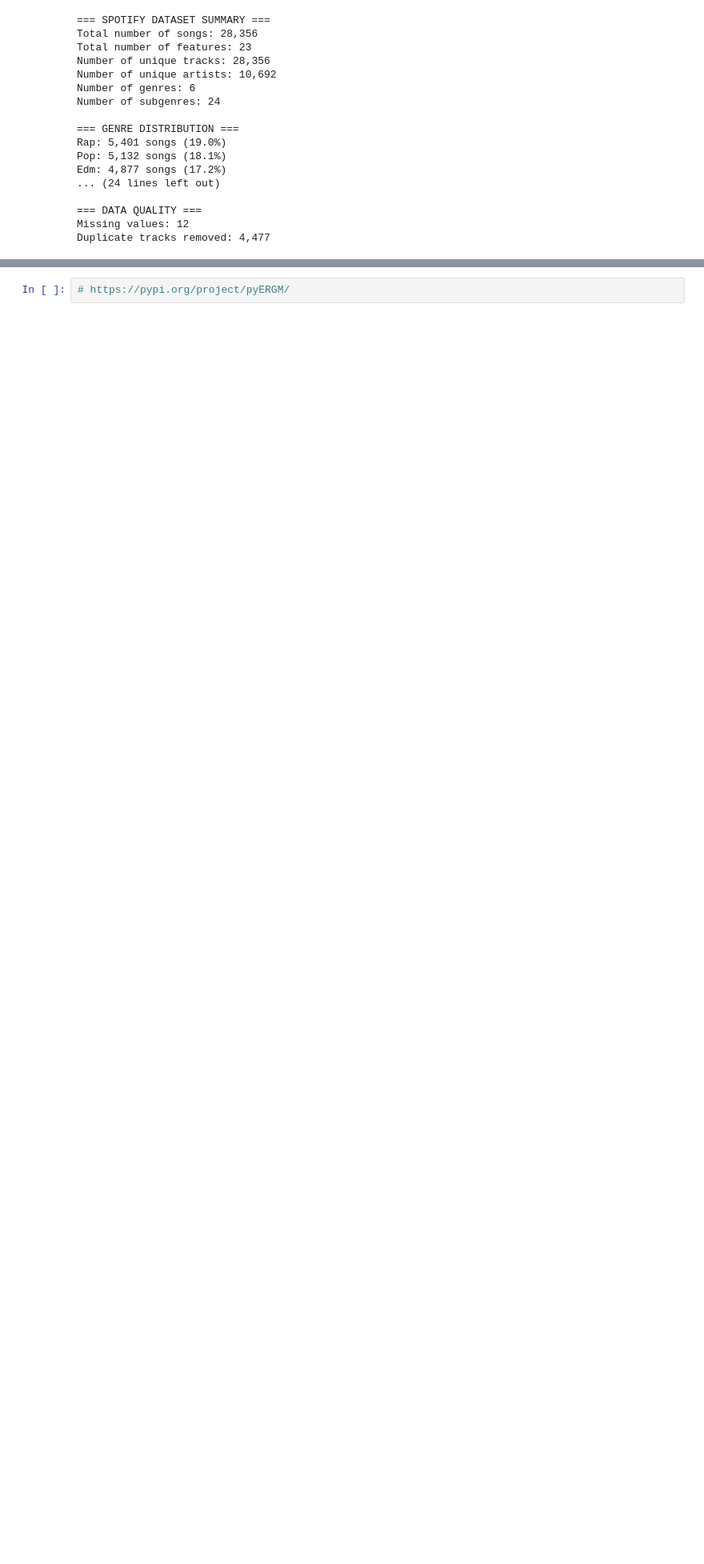
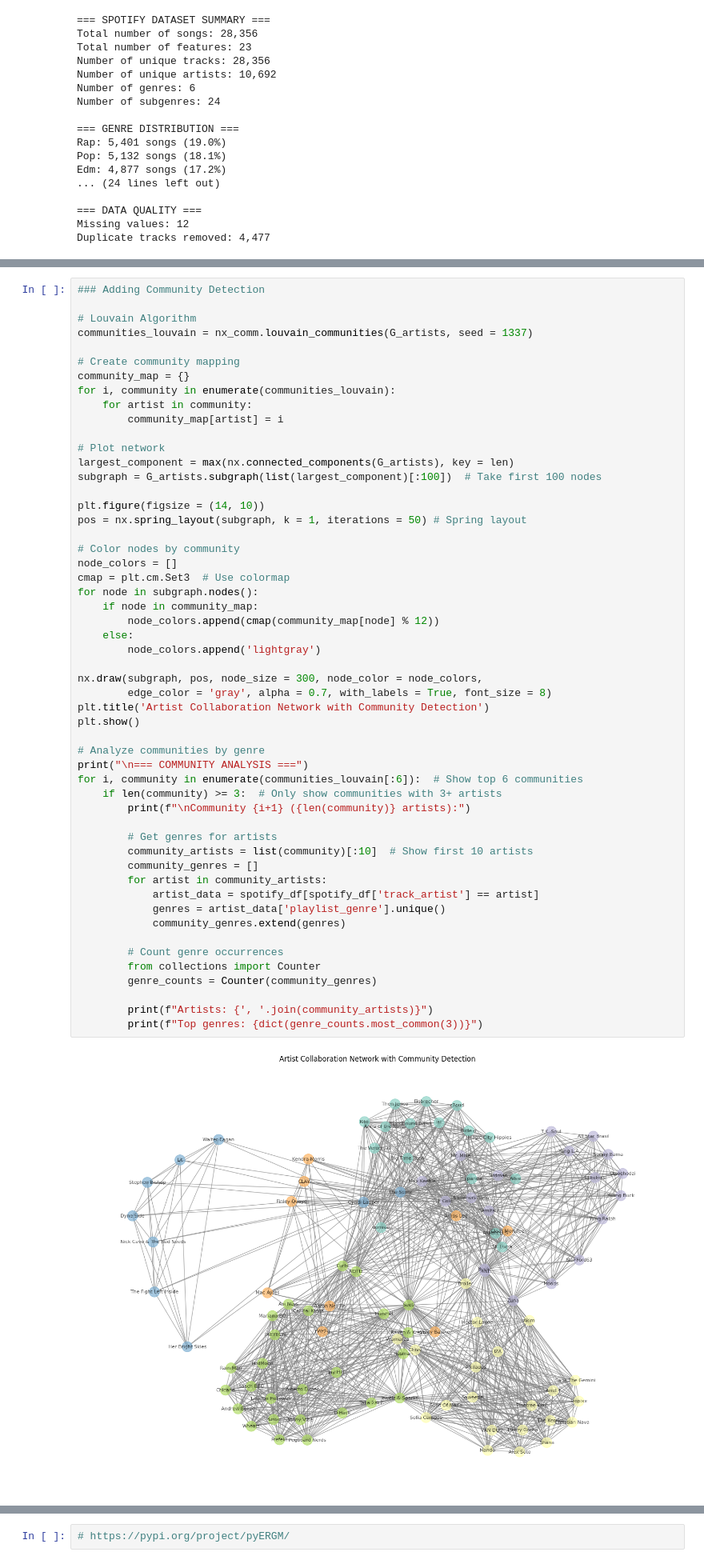
Before and after one commit to nhemauer/GNN-Spotify-Recommender, a Jupyter notebook: spotify_visualizations.ipynb, the cells around one changed output, grey strips where cells are left out. Shown at 80% size. Cells and saved outputs as stored; diff of their text form; blank space fills up the shorter version.

```diff
--- a/spotify_visualizations.ipynb
+++ b/spotify_visualizations.ipynb
@@ -208,0 +222,55 @@ plt.show()
+# %%
+### Adding Community Detection
+
+# Louvain Algorithm
+communities_louvain = nx_comm.louvain_communities(G_artists, seed = 1337)
+
+# Create community mapping
+community_map = {}
+for i, community in enumerate(communities_louvain):
+    for artist in community:
+        community_map[artist] = i
+
+# Plot network
+largest_component = max(nx.connected_components(G_artists), key = len)
+subgraph = G_artists.subgraph(list(largest_component)[:100])  # Take first 100 nodes
+
+plt.figure(figsize = (14, 10))
+pos = nx.spring_layout(subgraph, k = 1, iterations = 50) # Spring layout
+
+# Color nodes by community
+node_colors = []
+cmap = plt.cm.Set3  # Use colormap
+for node in subgraph.nodes():
+    if node in community_map:
+        node_colors.append(cmap(community_map[node] % 12))
+    else:
+        node_colors.append('lightgray')
+
+nx.draw(subgraph, pos, node_size = 300, node_color = node_colors,
+        edge_color = 'gray', alpha = 0.7, with_labels = True, font_size = 8)
+plt.title('Artist Collaboration Network with Community Detection')
+plt.show()
+
+# Analyze communities by genre
+print("\n=== COMMUNITY ANALYSIS ===")
+for i, community in enumerate(communities_louvain[:6]):  # Show top 6 communities
+    if len(community) >= 3:  # Only show communities with 3+ artists
+        print(f"\nCommunity {i+1} ({len(community)} artists):")
+
+        # Get genres for artists
+        community_artists = list(community)[:10]  # Show first 10 artists
+        community_genres = []
+        for artist in community_artists:
+            artist_data = spotify_df[spotify_df['track_artist'] == artist]
+            genres = artist_data['playlist_genre'].unique()
+            community_genres.extend(genres)
+
+        # Count genre occurrences
+        from collections import Counter
+        genre_counts = Counter(community_genres)
+
+        print(f"Artists: {', '.join(community_artists)}")
+        print(f"Top genres: {dict(genre_counts.most_common(3))}")
+# %% [output]
+[figure, added]
```
Also changed, not shown: parts of 3 cells of this notebook.
